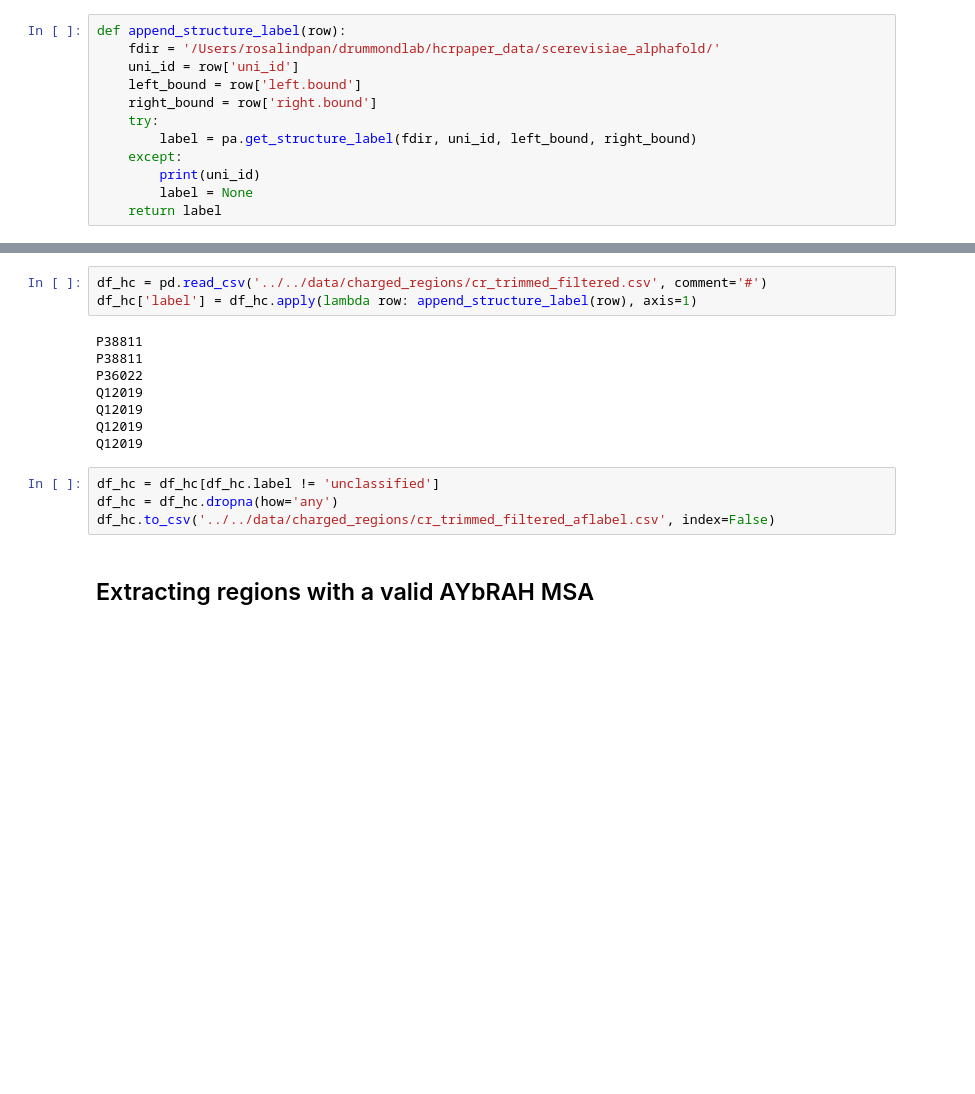
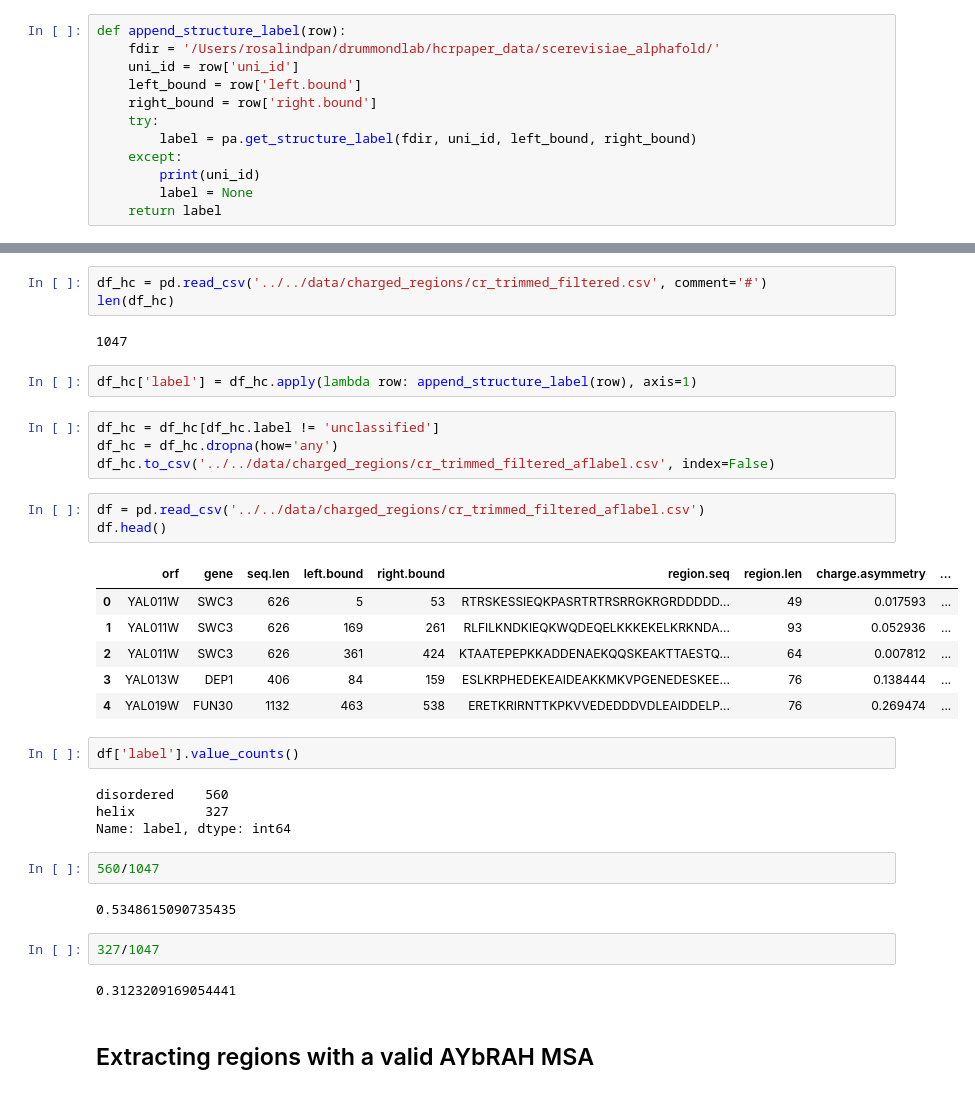
Before and after one commit to rosalindpan/hcrpaper, a Jupyter notebook: code/processing/hcr_dataset_processing.ipynb, the cells around one changed output, grey strips where cells are left out. Drawn from its saved outputs; the diff is of its cells as text; blank space fills up the shorter version.

```diff
--- a/code/processing/hcr_dataset_processing.ipynb
+++ b/code/processing/hcr_dataset_processing.ipynb
@@ -194,18 +166,38 @@ def append_percent_structure(row):
+# %%
+df_hc = pd.read_csv('../../data/charged_regions/cr_trimmed_filtered.csv', comment='#')
+len(df_hc)
+# %% [output]
+1047
 # %%
-df_hc = pd.read_csv('../../data/charged_regions/cr_trimmed_filtered.csv', comment='#')
 df_hc['label'] = df_hc.apply(lambda row: append_structure_label(row), axis=1)
-# %% [output]
-P38811
-P38811
-P36022
-Q12019
-Q12019
-Q12019
-Q12019
 # %%
 df_hc = df_hc[df_hc.label != 'unclassified']
 df_hc = df_hc.dropna(how='any')
 df_hc.to_csv('../../data/charged_regions/cr_trimmed_filtered_aflabel.csv', index=False)
+# %%
+df = pd.read_csv('../../data/charged_regions/cr_trimmed_filtered_aflabel.csv')
+df.head()
+# %% [output]
+|  | orf | gene | seq.len | left.bound | right.bound | region.seq | region.len | charge.asymmetry | ... |
+| 0 | YAL011W | SWC3 | 626 | 5 | 53 | RTRSKESSIEQKPASRTRTRSRRGKRGRDDDDD... | 49 | 0.017593 | ... |
+| 1 | YAL011W | SWC3 | 626 | 169 | 261 | RLFILKNDKIEQKWQDEQELKKKEKELKRKNDA... | 93 | 0.052936 | ... |
+| 2 | YAL011W | SWC3 | 626 | 361 | 424 | KTAATEPEPKKADDENAEKQQSKEAKTTAESTQ... | 64 | 0.007812 | ... |
+| 3 | YAL013W | DEP1 | 406 | 84 | 159 | ESLKRPHEDEKEAIDEAKKMKVPGENEDESKEE... | 76 | 0.138444 | ... |
+| 4 | YAL019W | FUN30 | 1132 | 463 | 538 | ERETKRIRNTTKPKVVEDEDDDVDLEAIDDELP... | 76 | 0.269474 | ... |
+# %%
+df['label'].value_counts()
+# %% [output]
+disordered    560
+helix         327
+Name: label, dtype: int64
+# %%
+560/1047
+# %% [output]
+0.5348615090735435
+# %%
+327/1047
+# %% [output]
+0.3123209169054441
 # %% [markdown]
 ## Extracting regions with a valid AYbRAH MSA
 # %%
```
Also changed, not shown: parts of 1 cell of this notebook, 44 other files.
